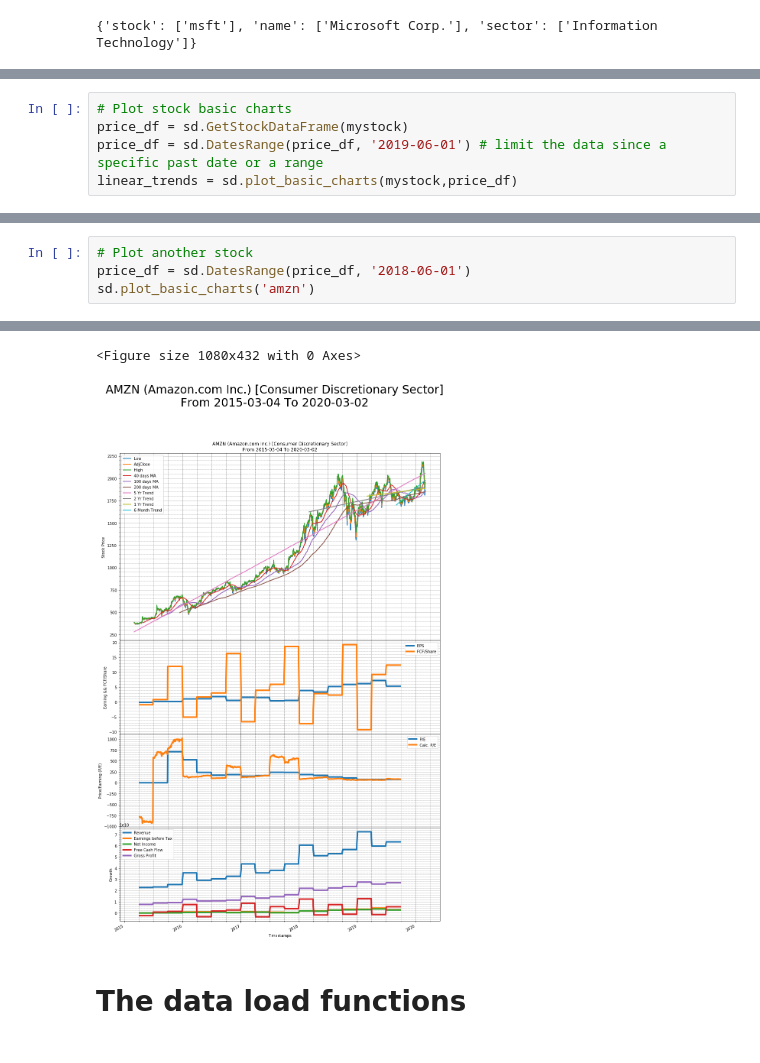
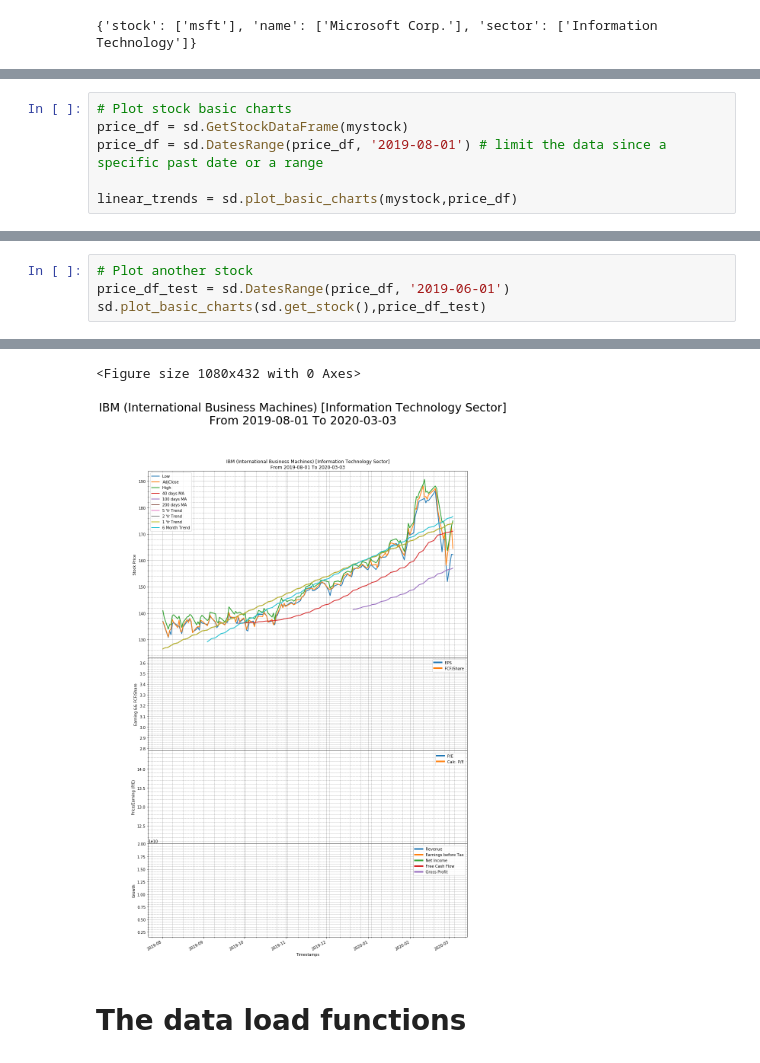
Before and after one commit to sabawi/getstockdata, a Jupyter notebook: test_data.ipynb, the cells around one changed output, grey strips where cells are left out. Drawn from its saved outputs; the diff is of its cells as text.

```diff
--- a/test_data.ipynb
+++ b/test_data.ipynb
@@ -54,7 +55,8 @@ sd.key_stat(mystock)
 # %%
 # Plot stock basic charts
 price_df = sd.GetStockDataFrame(mystock)
-price_df = sd.DatesRange(price_df, '2019-06-01') # limit the data since a specific past date or a range
+price_df = sd.DatesRange(price_df, '2019-08-01') # limit the data since a specific past date or a range
+
 linear_trends = sd.plot_basic_charts(mystock,price_df)
 # %% [output]
 <Figure size 1080x432 with 0 Axes>
@@ -79,7 +81,7 @@ sd.key_stat('ibm')
 | 0 | ibm | 2019-09-30 | 887291199.0 | 1.802800e+10 | 1.522000e+09 | 16.7728 | 1.88 | 1.672000e+09 | ... |
 # %%
 # Plot another stock
-price_df = sd.DatesRange(price_df, '2018-06-01')
-sd.plot_basic_charts('amzn')
+price_df_test = sd.DatesRange(price_df, '2019-06-01')
+sd.plot_basic_charts(sd.get_stock(),price_df_test)
 # %% [output]
 |  | 5 Years Trend Line Function | 2 Years Trend Line Function | 1 Year Trend Line Function | 6 Months Trend Line Function |
@@ -87,5 +89,5 @@ sd.plot_basic_charts('amzn')
 <Figure size 1080x432 with 0 Axes>
-[figure, old version]
+[figure, new version]
 # %% [markdown]
 # The data load functions
 # %%
```
Also changed, not shown: parts of 8 cells of this notebook, 1 other file.
